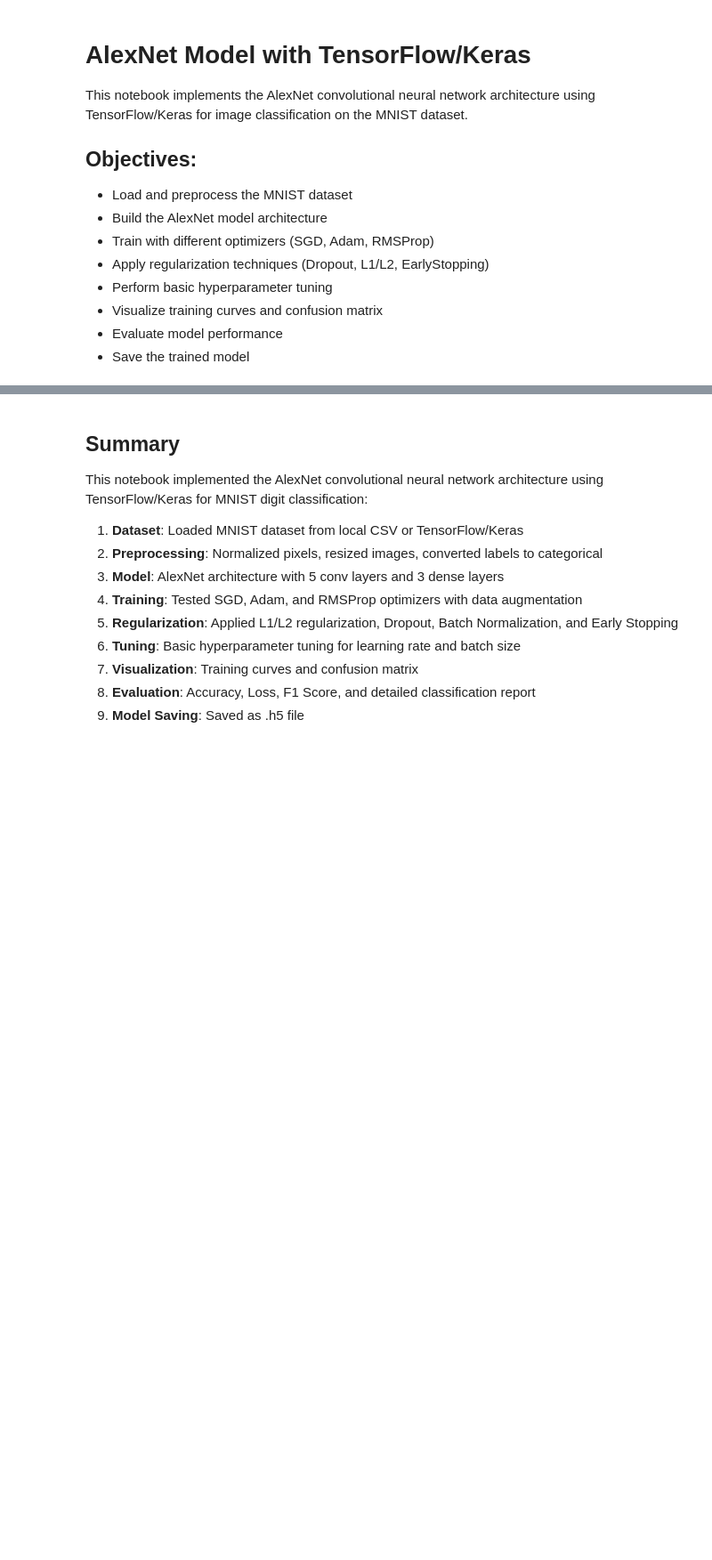
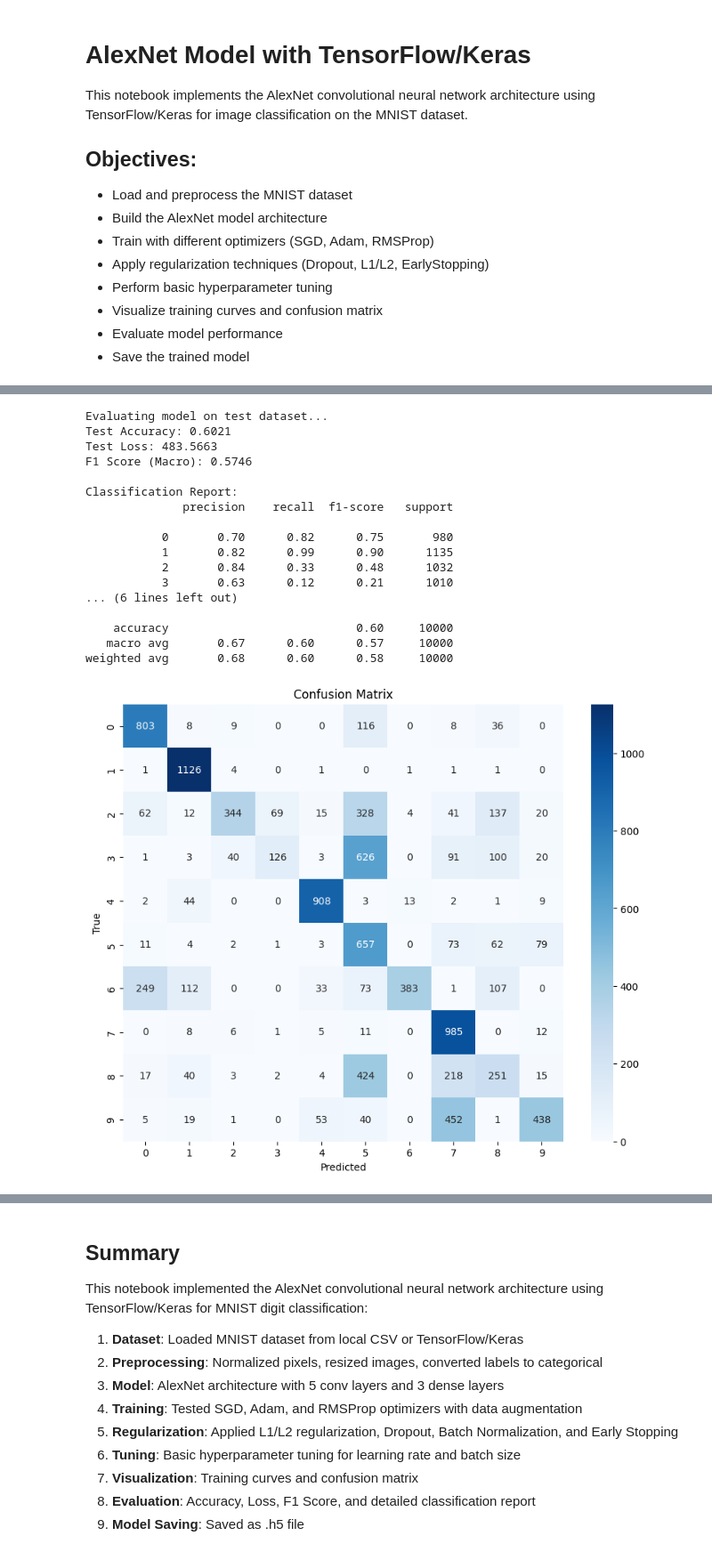
Before and after one commit to TavisFernandes/Multi-Agent-Clinical-Trial-Optimization-System, a Jupyter notebook: Notebook Files/AlexNet_model.ipynb, the cells around one changed output, grey strips where cells are left out. Shown at 89% size. Saved outputs shown, nothing was run; the diff lists cells and outputs as text; code cells hidden in the pictures; blank space fills up the shorter version.

```diff
--- a/Notebook Files/AlexNet_model.ipynb
+++ b/Notebook Files/AlexNet_model.ipynb
@@ -344,45 +450,79 @@ plot_training_curves(histories)
 # %%
 # Model Evaluation
-def evaluate_model(model, test_X, test_y):
+import numpy as np
+import matplotlib.pyplot as plt
+import seaborn as sns
+from sklearn.metrics import classification_report, confusion_matrix, f1_score
+
+def evaluate_model(model, dataset):
     """
-    Evaluate model performance with accuracy, loss, F1 score, and confusion matrix
+    Evaluate model performance using tf.data.Dataset
     """
-    # Predictions
-    predictions = model.predict(test_X)
-    pred_labels = np.argmax(predictions, axis=1)
-    true_labels = np.argmax(test_y, axis=1)
+    print("Evaluating model on test dataset...")
+
+    # Get true labels and predictions from the dataset generator
+    y_true = []
+    y_pred = []
+
+    for imgs, labels in dataset:
+        preds = model.predict(imgs, verbose=0)
+        y_true.extend(np.argmax(labels, axis=1))
+        y_pred.extend(np.argmax(preds, axis=1))
+
+    y_true = np.array(y_true)
+    y_pred = np.array(y_pred)
 
     # Calculate metrics
-    accuracy = np.mean(pred_labels == true_labels)
-    loss = model.evaluate(test_X, test_y, verbose=0)[0]
-
-    # F1 Score (macro average)
-    f1 = f1_score(true_labels, pred_labels, average='macro')
+    results = model.evaluate(dataset, verbose=0)
+    loss = results[0]
+    accuracy = results[1]
+    f1 = f1_score(y_true, y_pred, average='macro')
 
     print(f"Test Accuracy: {accuracy:.4f}")
     print(f"Test Loss: {loss:.4f}")
     print(f"F1 Score (Macro): {f1:.4f}")
 
     # Classification report
     target_names = [str(i) for i in range(10)]
-
     print("\nClassification Report:")
-    print(classification_report(true_labels, pred_labels, target_names=target_names))
+    print(classification_report(y_true, y_pred, target_names=target_names))
 
     # Confusion Matrix
-    cm = confusion_matrix(true_labels, pred_labels)
+    cm = confusion_matrix(y_true, y_pred)
     plt.figure(figsize=(10, 8))
     sns.heatmap(cm, annot=True, fmt='d', cmap='Blues',
                 xticklabels=target_names, yticklabels=target_names)
     plt.title('Confusion Matrix')
     plt.xlabel('Predicted')
     plt.ylabel('True')
     plt.show()
 
     return accuracy, loss, f1
 
-# Evaluate the best model
-accuracy, loss, f1 = evaluate_model(best_model, test_X, test_y)
+# Evaluate the best model using the test generator
+if 'best_model' in globals() and best_model is not None:
+    accuracy, loss, f1 = evaluate_model(best_model, test_ds)
+else:
+    print("Error: best_model not found. Please run hyperparameter tuning first.")
+# %% [output]
+Evaluating model on test dataset...
+Test Accuracy: 0.6021
+Test Loss: 483.5663
+F1 Score (Macro): 0.5746
+
+Classification Report:
+              precision    recall  f1-score   support
+
+           0       0.70      0.82      0.75       980
+           1       0.82      0.99      0.90      1135
+           2       0.84      0.33      0.48      1032
+           3       0.63      0.12      0.21      1010
+... (6 lines left out)
+
+    accuracy                           0.60     10000
+   macro avg       0.67      0.60      0.57     10000
+weighted avg       0.68      0.60      0.58     10000
+[figure, added]
 # %%
 # Save Model
 def save_model(model, filename='alexnet_model.h5'):
```
Also changed, not shown: parts of 10 cells of this notebook, 59 other files.
